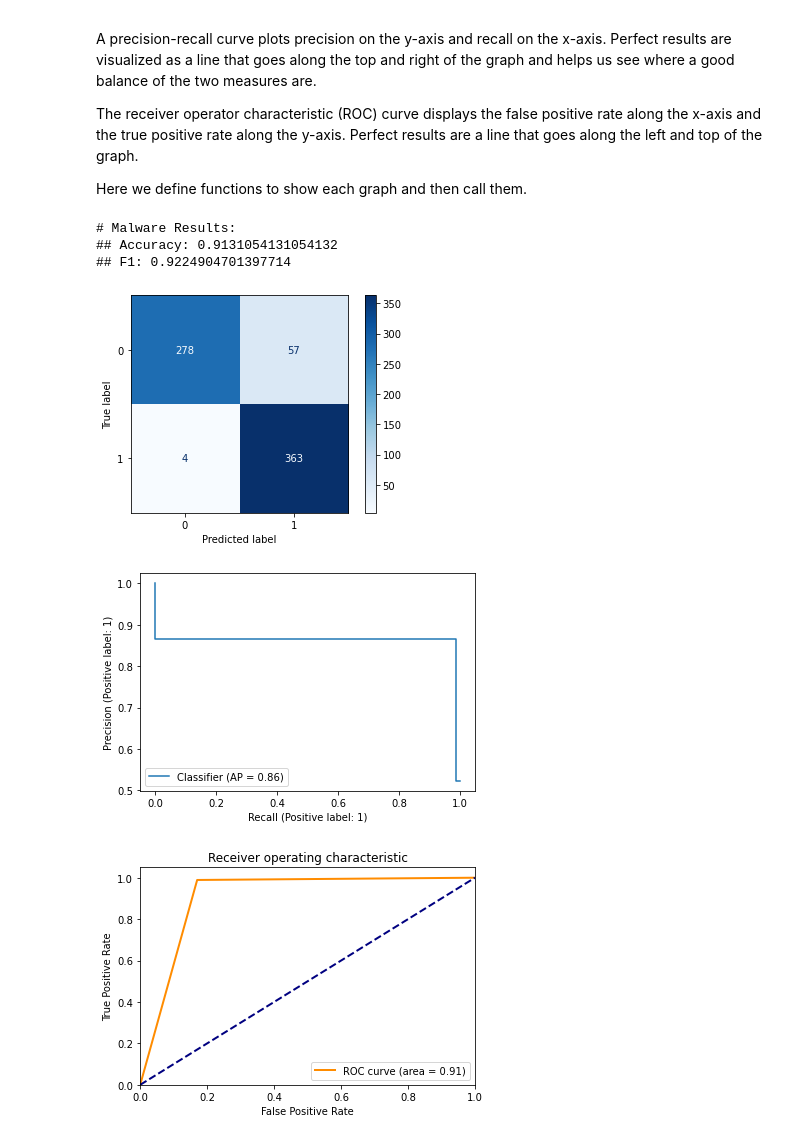
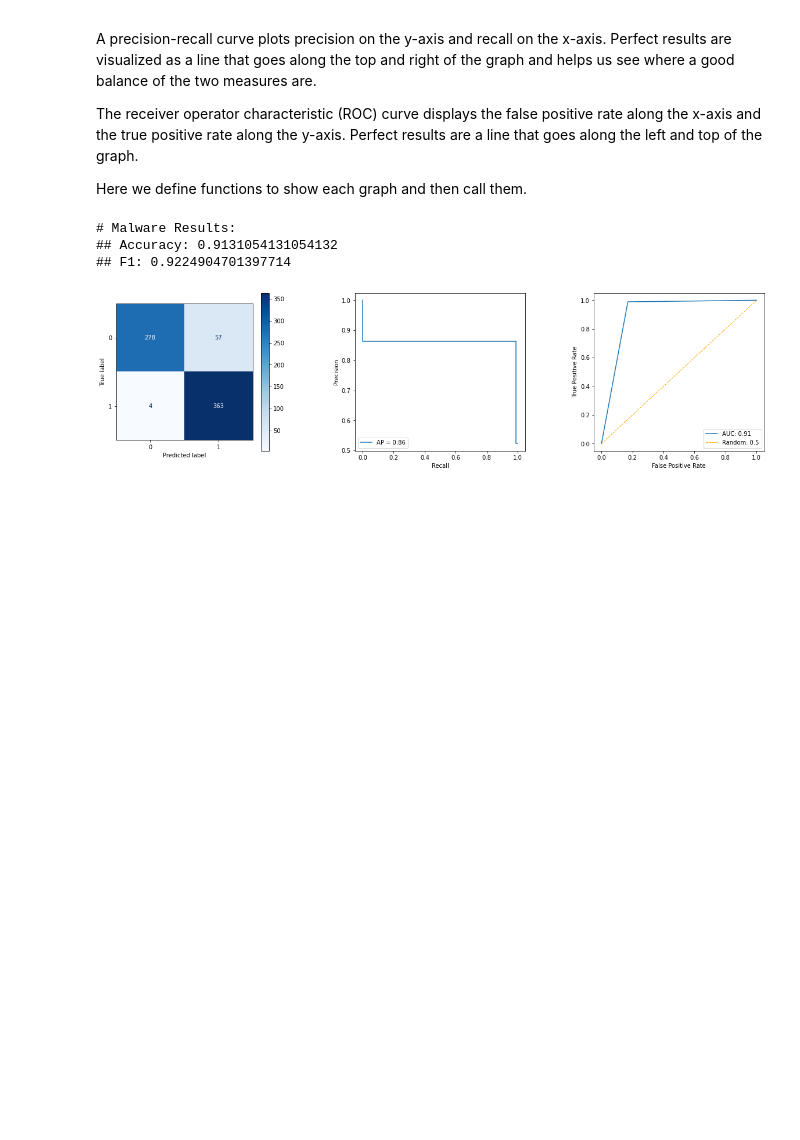
Before and after one commit to kimobu/lhtml, a Jupyter notebook: randomforest_macho.ipynb, the cells around one changed output. Saved outputs shown, nothing was run; the diff lists cells and outputs as text; code cells hidden in the pictures; blank space fills up the shorter version.

```diff
--- a/randomforest_macho.ipynb
+++ b/randomforest_macho.ipynb
@@ -512,3 +514,6 @@ class NumpyEncoder(json.JSONEncoder):
 
 with open('selected_features.json','w') as f:
     f.write(json.dumps(selected_features, cls=NumpyEncoder))
+# %%
+with open('selected_features.json', 'r') as f:
+    selected_features = json.loads(f.read())
@@ -564,8 +573,8 @@ for count in [1,2,3]:
         rfc_y = f"y{count}_{k}"
         y = f'y{count}_train'
         features = list(set(selected_features[k][y]))
-        nf = X_train[features].select_dtypes('int', 'float').columns
-        cf = X_train[features].select_dtypes('string').columns
+        nf = X_train[features].select_dtypes(['int', 'float']).columns
+        cf = X_train[features].select_dtypes(['string', 'object']).columns
         ct = make_column_transformer(
             (numeric_transformer, nf),
             (categorical_transformer, cf),
@@ -612,7 +621,7 @@ rfc_y1 = RandomForestClassifier(criterion=rfc_hyper['y1_ForwardSelection']['crit
                             min_samples_split=rfc_hyper['y1_ForwardSelection']['min_samples_split'],
                             n_estimators=rfc_hyper['y1_ForwardSelection']['n_estimators'])
 nf = X_train[rfc_hyper['y1_ForwardSelection']['features']].select_dtypes('int', 'float').columns
-cf = X_train[rfc_hyper['y1_ForwardSelection']['features']].select_dtypes('string').columns
+cf = X_train[rfc_hyper['y1_ForwardSelection']['features']].select_dtypes(['string', 'object']).columns
 ct = make_column_transformer(
     (numeric_transformer, nf),
     (categorical_transformer, cf),
@@ -701,17 +681,40 @@ def display_roc(y_test, y_pred, name):
+# %%
+import matplotlib.pyplot as plt
+from sklearn.metrics import confusion_matrix, ConfusionMatrixDisplay
+from sklearn.metrics import PrecisionRecallDisplay, precision_recall_curve, average_precision_score
+from sklearn.metrics import roc_curve, auc, RocCurveDisplay
+
+def plot_results(y_test, y_pred, name):
+    f, axes = plt.subplots(1, 3, figsize=(20, 5))
+    cm = confusion_matrix(y_test, y_pred)
+    cmd = ConfusionMatrixDisplay(cm)
+    cmd.plot(ax=axes[0], cmap=plt.cm.Blues)
+
+    precision, recall, _ = precision_recall_curve(y_test, y_pred)
+    aps = average_precision_score(y_test, y_pred)
+    prc = PrecisionRecallDisplay(precision, recall, average_precision=aps)
+    prc.plot(ax=axes[1])
+
+    fpr, tpr, _ = roc_curve(y_test, y_pred)
+    roc_auc = auc(fpr, tpr)
+    roc = RocCurveDisplay(fpr=fpr, tpr=tpr)
+    roc.plot(ax=axes[2])
+    plt.plot([0, 1], [0, 1], color="orange", lw=1, linestyle="--")
+    axes[2].legend([f"AUC: {roc_auc:.2f}", f"Random: 0.5"])
+
+    plt.subplots_adjust(wspace=0.40, hspace=0.1)
+    plt.savefig(f'{name}_results.png')
+    plt.show()
 # %%
 print("# Malware Results: ")
 print(f"## Accuracy: {accuracy_score(y1_test, rfc_y1_pred)}")
 print(f"## F1: {f1_score(y1_test, rfc_y1_pred)}")
-display_cm(y1_test, rfc_y1_pred, pipe, 'rfc_y1')
-display_prc(y1_test, rfc_y1_pred, 'rfc_y1')
-display_roc(y1_test, rfc_y1_pred, 'rfc_y1')
+plot_results(y1_test, rfc_y1_pred, 'rfc_y1')
 # %% [output]
 # Malware Results:
 ## Accuracy: 0.9131054131054132
 ## F1: 0.9224904701397714
-[figure, old version]
+[figure, new version]
-[figure, removed]
-[figure, removed]
 # %%
 print("# Packed Results: ")
 print(f"## Accuracy: {accuracy_score(y2_test, rfc_y2_pred)}")
```
Also changed, not shown: parts of 18 cells of this notebook, 18 other files.
